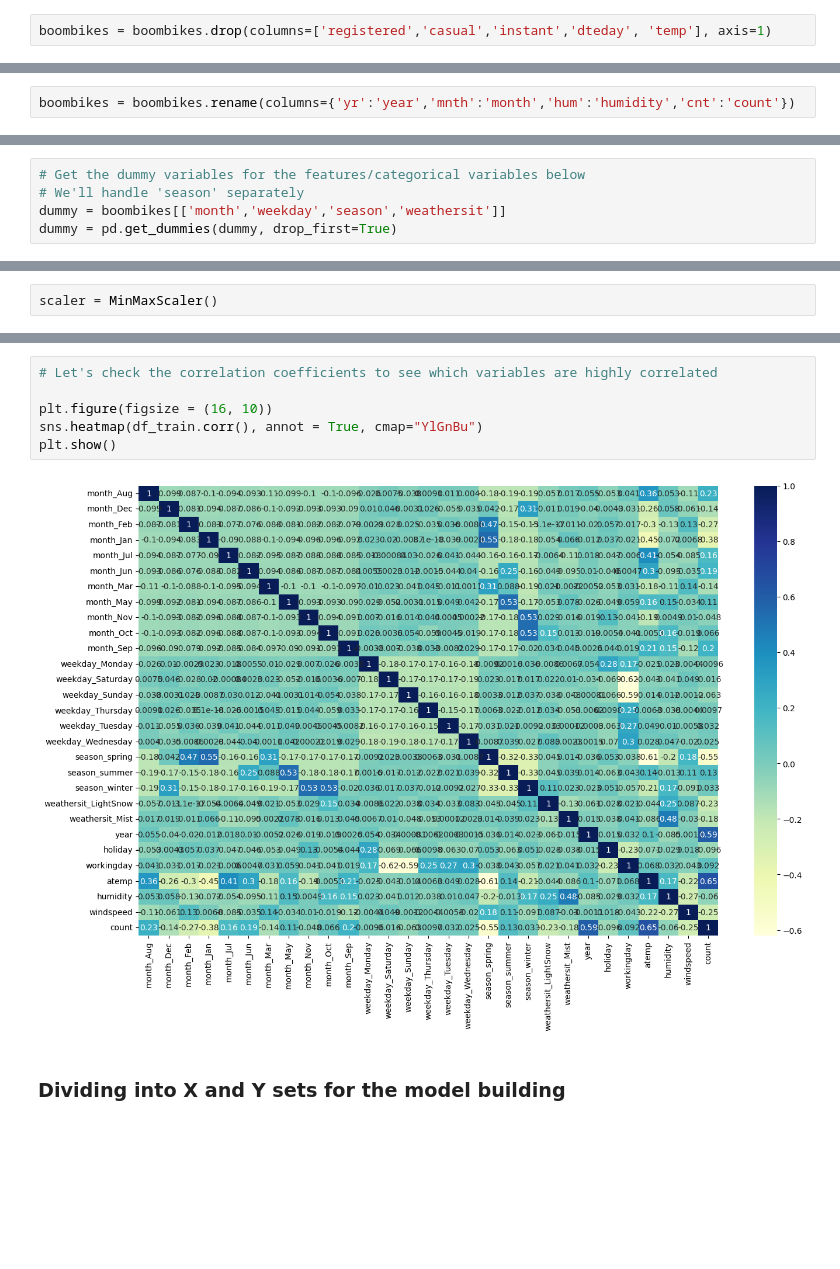
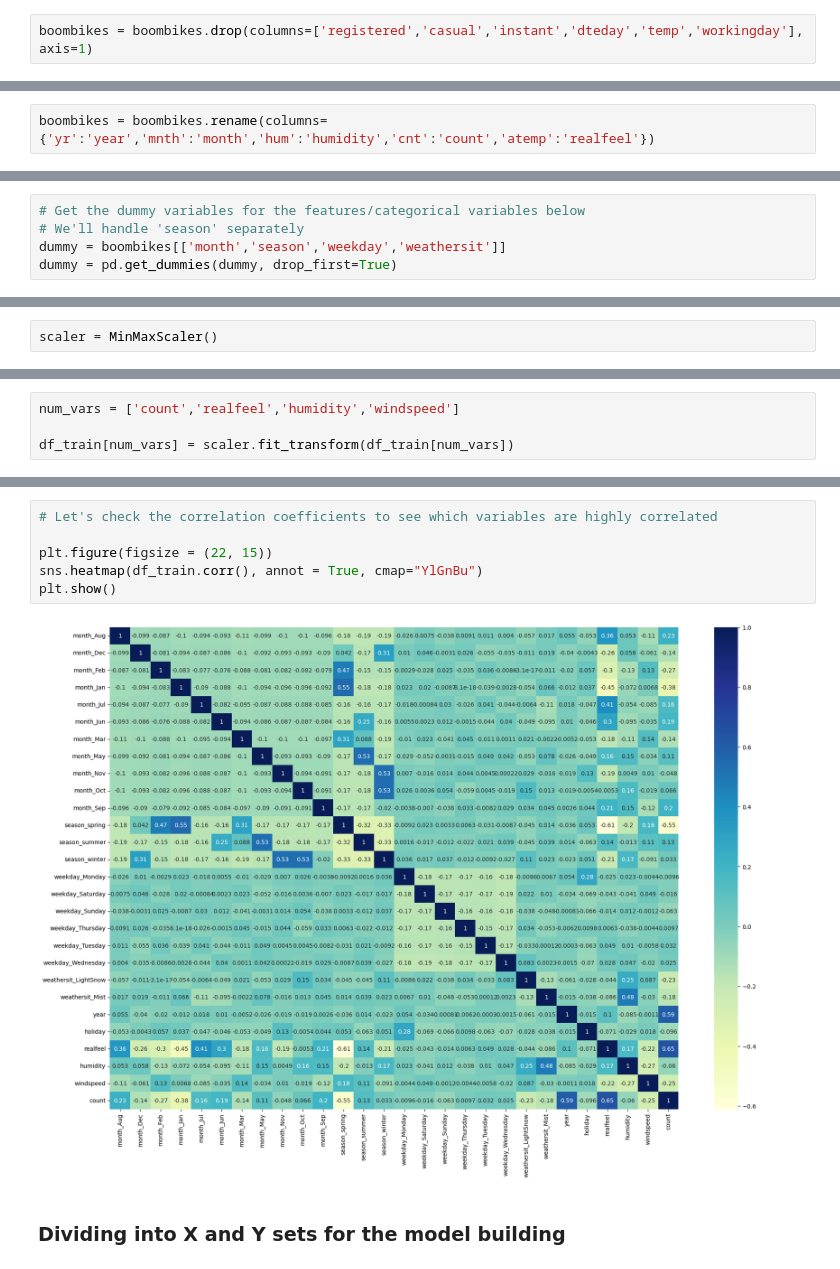
Before and after one commit to upGradAIML/BoomBikesCaseStudy, a Jupyter notebook: MLR - HousingCaseStudy.ipynb, the cells around one changed output, grey strips where cells are left out. Saved outputs shown, nothing was run; the diff lists cells and outputs as text; blank space fills up the shorter version.

```diff
--- a/MLR - HousingCaseStudy.ipynb
+++ b/MLR - HousingCaseStudy.ipynb
@@ -115,7 +115,7 @@ plt.show()
 [figure]
 [figure]
 # %%
-boombikes = boombikes.drop(columns=['registered','casual','instant','dteday', 'temp'], axis=1)
+boombikes = boombikes.drop(columns=['registered','casual','instant','dteday','temp','workingday'], axis=1)
 # %%
 # Read the data again
 boombikes.head()
@@ -134,7 +134,7 @@ boombikes.shape
 #### 2.2 Enhance Readability
 For the rest of the columns, we'll rename some fields to enhance the readability (e.g.: mnth to month, yr to year, and so on)
 # %%
-boombikes = boombikes.rename(columns={'yr':'year','mnth':'month','hum':'humidity','cnt':'count'})
+boombikes = boombikes.rename(columns={'yr':'year','mnth':'month','hum':'humidity','cnt':'count','atemp':'realfeel'})
 # %%
 boombikes.head()
 # %% [output]
@@ -261,7 +263,7 @@ The categorical variables `month`, `season`, `weekday` and `weathersit` need to
 # %%
 # Get the dummy variables for the features/categorical variables below
 # We'll handle 'season' separately
-dummy = boombikes[['month','weekday','season','weathersit']]
+dummy = boombikes[['month','season','weekday','weathersit']]
 dummy = pd.get_dummies(dummy, drop_first=True)
 # %%
 # Adding the new dummy variables to the BoomBikes data set
@@ -359,3 +375,7 @@ df_train[num_vars] = scaler.fit_transform(df_train[num_vars])
+# %%
+num_vars = ['count','realfeel','humidity','windspeed']
+
+df_train[num_vars] = scaler.fit_transform(df_train[num_vars])
 # %%
 df_train.head()
 # %% [output]
@@ -382,11 +402,11 @@ df_train.describe()
 # %%
 # Let's check the correlation coefficients to see which variables are highly correlated
 
-plt.figure(figsize = (16, 10))
+plt.figure(figsize = (22, 15))
 sns.heatmap(df_train.corr(), annot = True, cmap="YlGnBu")
 plt.show()
 # %% [output]
-[figure, old version]
+[figure, new version]
 # %% [markdown]
 ### Dividing into X and Y sets for the model building
 # %%
```
Also changed, not shown: parts of 79 cells of this notebook.
